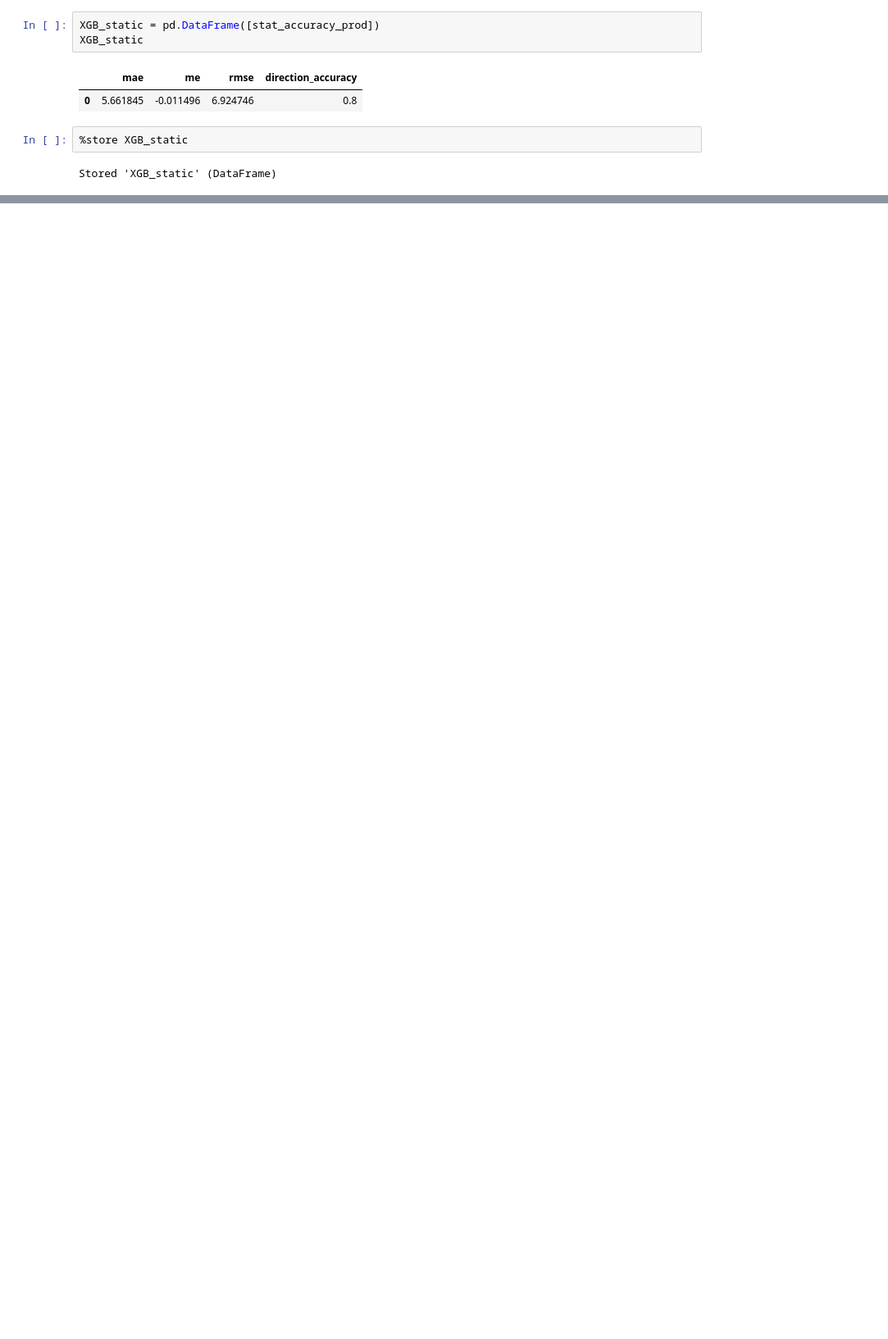
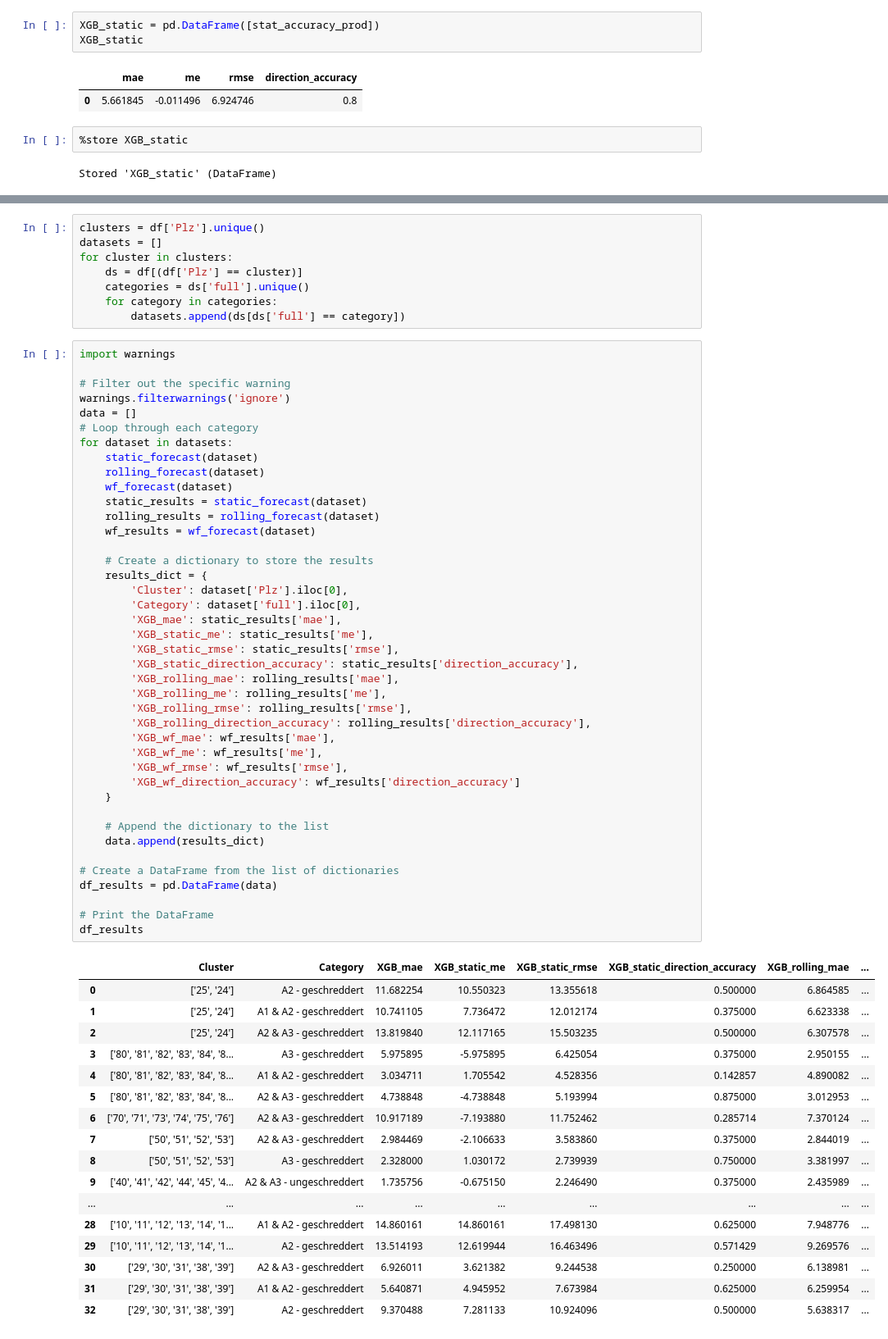
Before and after one commit to surajkarak/thesis, a Jupyter notebook: 4_XGBoost.ipynb, the cells around one changed output, grey strips where cells are left out. Shown: that part at 82% size. Drawn from its saved outputs; the diff is of its cells as text; blank space fills up the shorter version.

```diff
--- a/4_XGBoost.ipynb
+++ b/4_XGBoost.ipynb
@@ -352,0 +439,67 @@ Stored 'XGB_static' (DataFrame)
+# %%
+clusters = df['Plz'].unique()
+datasets = []
+for cluster in clusters:
+    ds = df[(df['Plz'] == cluster)]
+    categories = ds['full'].unique()
+    for category in categories:
+        datasets.append(ds[ds['full'] == category])
+# %%
+import warnings
+
+# Filter out the specific warning
+warnings.filterwarnings('ignore')
+data = []
+# Loop through each category
+for dataset in datasets:
+    static_forecast(dataset)
+    rolling_forecast(dataset)
+    wf_forecast(dataset)
+    static_results = static_forecast(dataset)
+    rolling_results = rolling_forecast(dataset)
+    wf_results = wf_forecast(dataset)
+
+    # Create a dictionary to store the results
+    results_dict = {
+        'Cluster': dataset['Plz'].iloc[0],
+        'Category': dataset['full'].iloc[0],
+        'XGB_mae': static_results['mae'],
+        'XGB_static_me': static_results['me'],
+        'XGB_static_rmse': static_results['rmse'],
+        'XGB_static_direction_accuracy': static_results['direction_accuracy'],
+        'XGB_rolling_mae': rolling_results['mae'],
+        'XGB_rolling_me': rolling_results['me'],
+        'XGB_rolling_rmse': rolling_results['rmse'],
+        'XGB_rolling_direction_accuracy': rolling_results['direction_accuracy'],
+        'XGB_wf_mae': wf_results['mae'],
+        'XGB_wf_me': wf_results['me'],
+        'XGB_wf_rmse': wf_results['rmse'],
+        'XGB_wf_direction_accuracy': wf_results['direction_accuracy']
+    }
+
+    # Append the dictionary to the list
+    data.append(results_dict)
+
+# Create a DataFrame from the list of dictionaries
+df_results = pd.DataFrame(data)
+
+# Print the DataFrame
+df_results
+# %% [output]
+|  | Cluster | Category | XGB_mae | XGB_static_me | XGB_static_rmse | XGB_static_direction_accuracy | XGB_rolling_mae | ... |
+| 0 | ['25', '24'] | A2 - geschreddert | 11.682254 | 10.550323 | 13.355618 | 0.500000 | 6.864585 | ... |
+| 1 | ['25', '24'] | A1 & A2 - geschreddert | 10.741105 | 7.736472 | 12.012174 | 0.375000 | 6.623338 | ... |
+| 2 | ['25', '24'] | A2 & A3 - geschreddert | 13.819840 | 12.117165 | 15.503235 | 0.500000 | 6.307578 | ... |
+| 3 | ['80', '81', '82', '83', '84', '8... | A3 - geschreddert | 5.975895 | -5.975895 | 6.425054 | 0.375000 | 2.950155 | ... |
+| 4 | ['80', '81', '82', '83', '84', '8... | A1 & A2 - geschreddert | 3.034711 | 1.705542 | 4.528356 | 0.142857 | 4.890082 | ... |
+| 5 | ['80', '81', '82', '83', '84', '8... | A2 & A3 - geschreddert | 4.738848 | -4.738848 | 5.193994 | 0.875000 | 3.012953 | ... |
+| 6 | ['70', '71', '73', '74', '75', '76'] | A2 & A3 - geschreddert | 10.917189 | -7.193880 | 11.752462 | 0.285714 | 7.370124 | ... |
+| 7 | ['50', '51', '52', '53'] | A2 & A3 - geschreddert | 2.984469 | -2.106633 | 3.583860 | 0.375000 | 2.844019 | ... |
+| 8 | ['50', '51', '52', '53'] | A3 - geschreddert | 2.328000 | 1.030172 | 2.739939 | 0.750000 | 3.381997 | ... |
+| 9 | ['40', '41', '42', '44', '45', '4... | A2 & A3 - ungeschreddert | 1.735756 | -0.675150 | 2.246490 | 0.375000 | 2.435989 | ... |
+| ... | ... | ... | ... | ... | ... | ... | ... | ... |
+| 28 | ['10', '11', '12', '13', '14', '1... | A1 & A2 - geschreddert | 14.860161 | 14.860161 | 17.498130 | 0.625000 | 7.948776 | ... |
+| 29 | ['10', '11', '12', '13', '14', '1... | A2 - geschreddert | 13.514193 | 12.619944 | 16.463496 | 0.571429 | 9.269576 | ... |
+| 30 | ['29', '30', '31', '38', '39'] | A2 & A3 - geschreddert | 6.926011 | 3.621382 | 9.244538 | 0.250000 | 6.138981 | ... |
+| 31 | ['29', '30', '31', '38', '39'] | A1 & A2 - geschreddert | 5.640871 | 4.945952 | 7.673984 | 0.625000 | 6.259954 | ... |
+| 32 | ['29', '30', '31', '38', '39'] | A2 - geschreddert | 9.370488 | 7.281133 | 10.924096 | 0.500000 | 5.638317 | ... |
```
Also changed, not shown: parts of 10 cells of this notebook, 1 other file.
